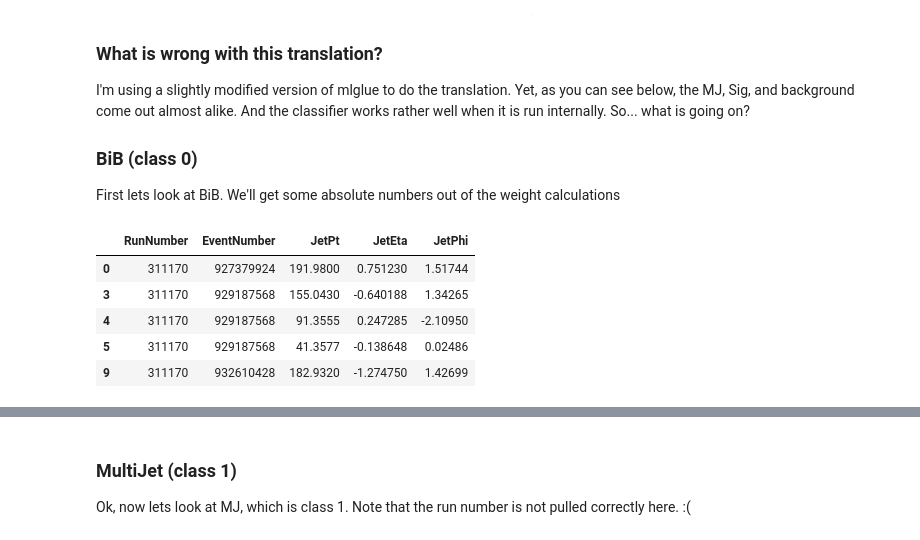
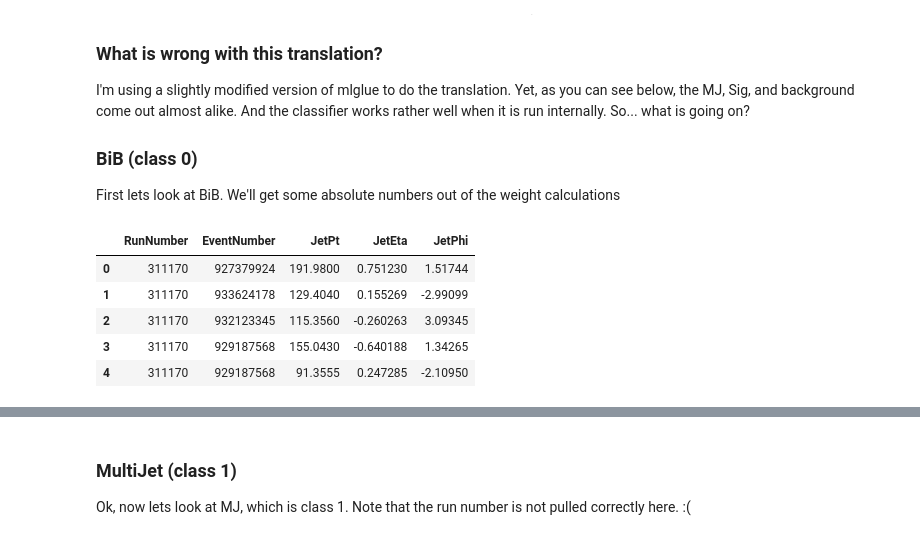
Before and after one commit to gordonwatts/JetCutStudies, a Jupyter notebook: notebooks/Final Training.ipynb, the cells around one changed output, grey strips where cells are left out. Cells and saved outputs as stored; diff of their text form; code cells hidden in the pictures.

```diff
--- a/notebooks/Final Training.ipynb
+++ b/notebooks/Final Training.ipynb
@@ -4,3 +6,6 @@ This notebook contains the final training that is used in the analysis.
+# %%
+jobId = 106
+training_name = "full_event_grad1000"
 # %% [markdown]
 ## Initalization
 # %%
@@ -25,0 +25,3 @@ Job 106:
+# %%
+%%time
+input_events = load_trimmed_sample(jobId)
@@ -28,6 +38,8 @@ events_25 = get_fraction_of_events(input_events, 0.25)
 print ([len(i.index) for i in events_25])
 # %% [output]
 [201018, 200123, 126005]
+# %%
+events_to_use = input_events
 # %% [markdown]
 ## Training
 Default training variables. Likely were arrived at by analysis in the Training Variables workbook.
@@ -167,14 +178,14 @@ I'm using a slightly modified version of mlglue to do the translation. Yet, as y
 ### BiB (class 0)
 First lets look at BiB. We'll get some absolute numbers out of the weight calculations
 # %%
-events_25[0][:5][['RunNumber', 'EventNumber', 'JetPt', 'JetEta', 'JetPhi']]
+events_to_use[0][:5][['RunNumber', 'EventNumber', 'JetPt', 'JetEta', 'JetPhi']]
 # %% [output]
 |  | RunNumber | EventNumber | JetPt | JetEta | JetPhi |
 | 0 | 311170 | 927379924 | 191.9800 | 0.751230 | 1.51744 |
+| 1 | 311170 | 933624178 | 129.4040 | 0.155269 | -2.99099 |
+| 2 | 311170 | 932123345 | 115.3560 | -0.260263 | 3.09345 |
 | 3 | 311170 | 929187568 | 155.0430 | -0.640188 | 1.34265 |
 | 4 | 311170 | 929187568 | 91.3555 | 0.247285 | -2.10950 |
-| 5 | 311170 | 929187568 | 41.3577 | -0.138648 | 0.02486 |
-| 9 | 311170 | 932610428 | 182.9320 | -1.274750 | 1.42699 |
 # %%
 subsample = all_events[all_events_class.Class==0][:5]
 subsample
```
Also changed, not shown: parts of 25 cells of this notebook.
